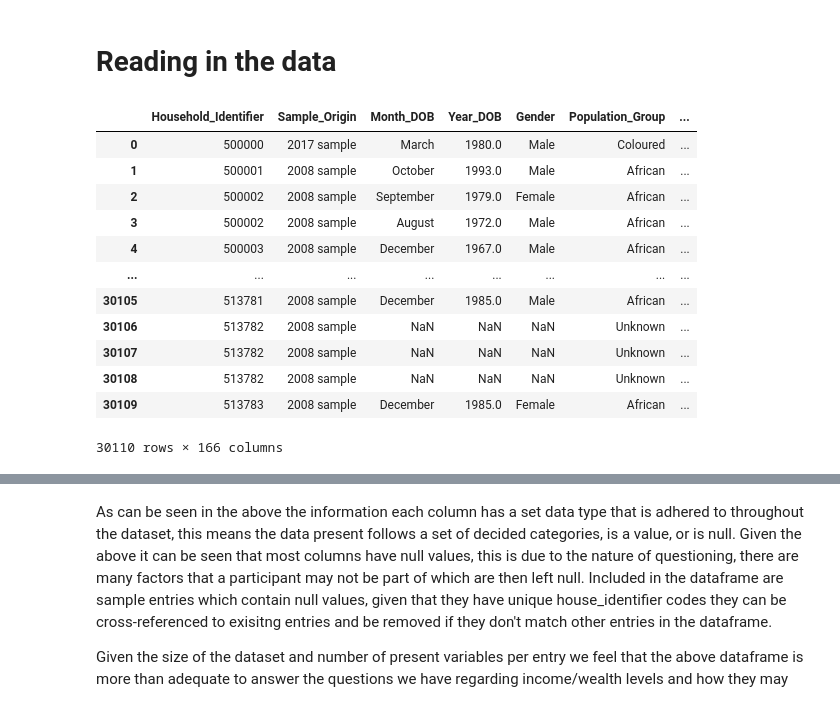
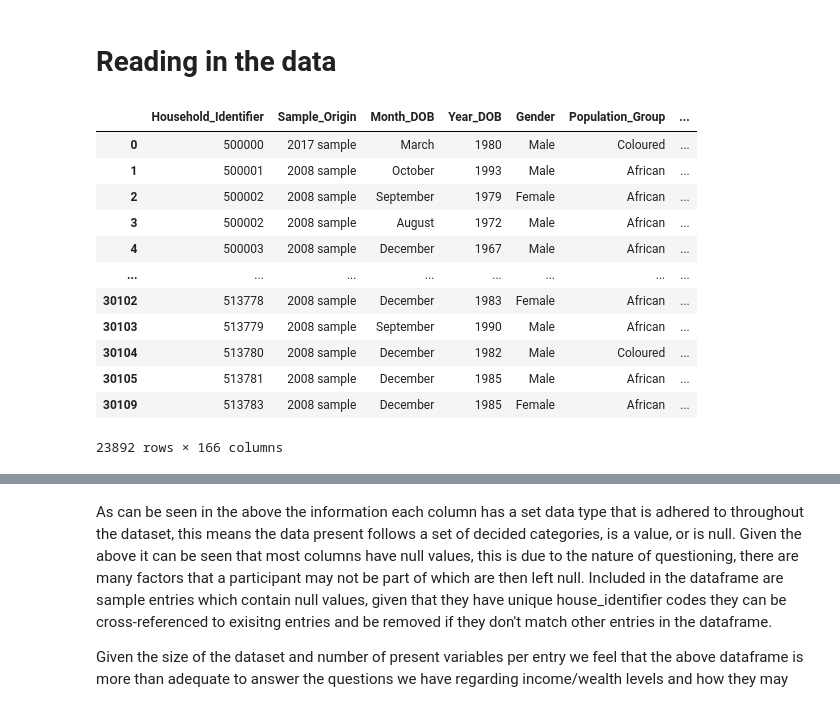
Before and after one commit to DAE-Mini-Project/DEA-Code, a Jupyter notebook: DaeCode.ipynb, the cells around one changed output, grey strips where cells are left out. Drawn from its saved outputs; the diff is of its cells as text; code cells hidden in the pictures.

```diff
--- a/DaeCode.ipynb
+++ b/DaeCode.ipynb
@@ -134,12 +115,15 @@ Section Contents Overview (1)<br>
 # %% [markdown]
 # Reading in the data
 # %%
-# @hidden_cell
-# importing data infto dataframe 'df'
+#importing data infto dataframe 'df'
 df = pd.read_stata('DAE-Data/adult_dataset.dta')
 
+#importing data from 4th and 3rd wave
+df1 = pd.read_stata('DAE-Data/w3_adult_data.dta')
+df2 = pd.read_stata('DAE-Data/w4_adult_data.dta')
+
 #selecting specific columns from "df"
-df_filtered = df[
+df_filtered = df.loc[df["w5_a_outcome"] == "Successfully Interviewed",
     ['w5_hhid','w5_a_sample','w5_a_dob_m','w5_a_dob_y','w5_a_gen','w5_a_popgrp','w5_a_mar','w5_a_mary_m','w5_a_mary_l','w5_a_curmarst',
      'w5_a_bhbrth','w5_a_bhcnt1con','w5_a_bhlive','w5_a_mthtertyn','w5_a_mthtert','w5_a_fthtert_o','w5_a_em1','w5_a_em1strty','w5_a_em1inc','w5_a_em1pay',
      'w5_a_em1inc_cat','w5_a_em1hrs','w5_a_em1prf','w5_a_em1prf_a','w5_a_em1prflm','w5_a_em1prflm_a','w5_a_em1bon','w5_a_em1bon_a','w5_a_em1bonlm','w5_a_em1bonlm_a',
@@ -188,44 +172,48 @@ dict={'w5_hhid':'Household_Identifier','w5_a_sample':'Sample_Origin','w5_a_dob_m
       'w5_a_incsale_v':'Sale_Household_Goods_Amount','w5_a_inco':'Other_Income','w5_a_inco_o':'Other_Income_Recipient','w5_a_inco_v':'Other_Income_Value',
       'w5_a_cr':'Non_Household_Residents_Contributions','w5_a_edschgrd':'Highest_Grade_Completed','w5_a_edschyr':'Year_Highest_Grade_Completed',
       'w5_a_edschage':'Age_Highest_Grade_Completed','w5_a_ednsc':'Highest_Grade_Completed_Pass_Type','w5_a_edexemp':'Matric_University_Exemption',
       'w5_a_edschmth':'Math_Highest_Grade_Completed','w5_a_edschmth_o':'Other_Math_Highest_Grade_Completed','w5_a_edter':'Tertiary_Completed',
       'w5_a_edterlev':'Highest_Tertiary_Completed','w5_a_edterlev_o':'Other_Highest_Tertiary_Completed','w5_a_edteryr':'Year_Tertiary_Completed',
       'w5_a_edrep':'Repeated_School_Grades','w5_a_ed17cur':'Currently_Enrolled_School','w5_a_ed17curlev_o':'Other_Currently_Enrolled_School',
       'w5_a_edlitcomp':'Computer_Literate','w5_a_edlitrden':'English_Reading_Level','w5_a_edlitwrten':'English_Writing_Level','w5_a_fwbrelinc':'Household_Income_Classification',
       'w5_a_fwbstp15':'Household_Income_Step_15_Years','w5_a_fwbstp5yr':'Household_Income_Step_In_5_Years','w5_a_fwbinc5yr':'Household_Expected_Income_In_5_Years',
       'w5_a_recinh':'Income_Inheritance','w5_a_recjob':'Income_Job_Payout','w5_a_recprof':'Income_Property_Sale','w5_a_recfin':'Income_Financial_Product',
       'w5_a_reclob':'Income_Lobola','w5_a_recoth':'Income_Other_Payout','w5_a_ownveh':'Vehicle_Owner','w5_a_ownveh_v':'Resale_Vehicle','w5_a_ownmot':'Motorcycle_Owner',
       'w5_a_ownmot_v':'Resale_Motorcycle','w5_a_dtbnd':'Has_Home_Loan','w5_a_dtbnd_b':'Home_Loan_Balance','w5_a_dtbnd_joint':'Home_Loan_Joint_Or_Sole',
       'w5_a_ownoth_ind':'Other_Property','w5_a_ownowdtot_indshare':'Other_Property_Balance','w5_a_dtveh':'Vehicle_Payment','w5_a_dtveh_b':'Vehicle_Payment_Balance',
       'w5_a_dtveh_joint':'Vehicle_Payment_Joint_Or_Sole','w5_a_dtbnk':'Bank_Personal_Loan','w5_a_dtbnk_b':'Bank_Personal_Loan_Balance',
       'w5_a_dtmic':'Micro_Lender_Loan','w5_a_dtmic_b':'Micro_Lender_Loan_Balance','w5_a_dtstubnk':'Bank_Study_Loan','w5_a_dtstubnk_b':'Bank_Study_Loan_Balance',
       'w5_a_dtstuo':'Other_Study_Loan','w5_a_dtstuo_b':'Other_Study_Loan_Balance','w5_a_dtcre':'Credit_Card','w5_a_dtcre_b':'Credit_Card_Balance',
       'w5_a_dtstr':'Store_Card','w5_a_dtstr_b':'Store_Card_Balance','w5_a_dthp':'Hire_Purchase_Agreement','w5_a_dthp_b':'Hire_Purchase_Agreement_Balance',
       'w5_a_dtflloan':'Family_Member_Loan','w5_a_dtflloan_b':'Family_Member_Loan_Balance','w5_a_dtfrloan':'Friend_Loan','w5_a_dtfrloanbal':'Friend_Loan_Balance',
       'w5_a_dtmsh':'Mashonisa_Loan','w5_a_dtmsh_b':'Mashonisa_Loan_Balance','w5_a_dtemploan':'Employer_Loan','w5_a_dtemploan_b':'Employer_Loan_Balance',
       'w5_a_dtunpdtax':'Unpaid_Tax','w5_a_dtunpdtax_b':'Unpaid_Tax_Balance','w5_a_dtserarr':'Monthly_Arrears','w5_a_dtserarr_b':'Monthly_Arrears_Balance',
       'w5_a_dtoth1':'Other_Debts','w5_a_dtoth1_o':'Other_Other_Debts','w5_a_dtoth1_b':'Other_Debts_Balance','w5_a_aspen':'Pension_Annuity',
       'w5_a_aspen_v':'Pension_Annuity_Amount','w5_a_aspen_cat':'Pension_Annuity_Category','w5_a_asfin':'Shares','w5_a_asfin_v':'Shares_Amount',
       'w5_a_asfin_cat':'Shares_Category','w5_a_asacc':'Bank_Account','w5_a_asacc_v':'Bank_Account_Balance','w5_a_asacc_cat':'Bank_Account_Category',
       'w5_a_assell':'Possessions_Net_Value','w5_a_assell_v':'Possessions_Net_Value_Balance'}
+
+df1 = df1.loc[df1["w3_a_outcome"] == "Successfully Interviewed",:]
+df2 = df2.loc[df2["w4_a_outcome"] == "Successfully Interviewed",:]
+
 df_filtered.rename(columns = dict,inplace = True)
 
 df_filtered['Population_Group'] = df_filtered['Population_Group'].cat.add_categories('Unknown')
 df_filtered['Population_Group'].fillna('Unknown', inplace = True)
 
-display(df_filtered)
+df_filtered
 # %% [output]
 |  | Household_Identifier | Sample_Origin | Month_DOB | Year_DOB | Gender | Population_Group | ... |
-| 0 | 500000 | 2017 sample | March | 1980.0 | Male | Coloured | ... |
-| 1 | 500001 | 2008 sample | October | 1993.0 | Male | African | ... |
-| 2 | 500002 | 2008 sample | September | 1979.0 | Female | African | ... |
-| 3 | 500002 | 2008 sample | August | 1972.0 | Male | African | ... |
-| 4 | 500003 | 2008 sample | December | 1967.0 | Male | African | ... |
+| 0 | 500000 | 2017 sample | March | 1980 | Male | Coloured | ... |
+| 1 | 500001 | 2008 sample | October | 1993 | Male | African | ... |
+| 2 | 500002 | 2008 sample | September | 1979 | Female | African | ... |
+| 3 | 500002 | 2008 sample | August | 1972 | Male | African | ... |
+| 4 | 500003 | 2008 sample | December | 1967 | Male | African | ... |
 | ... | ... | ... | ... | ... | ... | ... | ... |
-| 30105 | 513781 | 2008 sample | December | 1985.0 | Male | African | ... |
-| 30106 | 513782 | 2008 sample | NaN | NaN | NaN | Unknown | ... |
-| 30107 | 513782 | 2008 sample | NaN | NaN | NaN | Unknown | ... |
-| 30108 | 513782 | 2008 sample | NaN | NaN | NaN | Unknown | ... |
-| 30109 | 513783 | 2008 sample | December | 1985.0 | Female | African | ... |
+| 30102 | 513778 | 2008 sample | December | 1983 | Female | African | ... |
+| 30103 | 513779 | 2008 sample | September | 1990 | Male | African | ... |
+| 30104 | 513780 | 2008 sample | December | 1982 | Male | Coloured | ... |
+| 30105 | 513781 | 2008 sample | December | 1985 | Male | African | ... |
+| 30109 | 513783 | 2008 sample | December | 1985 | Female | African | ... |
-30110 rows × 166 columns
+23892 rows × 166 columns
 # %% [markdown]
```
Also changed, not shown: parts of 65 cells of this notebook, 1 other file.
